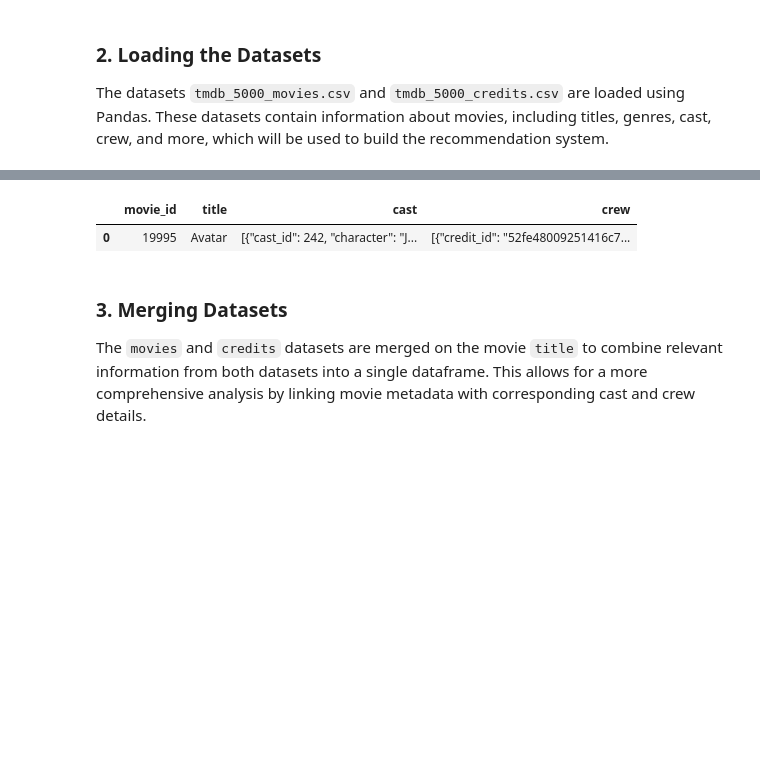
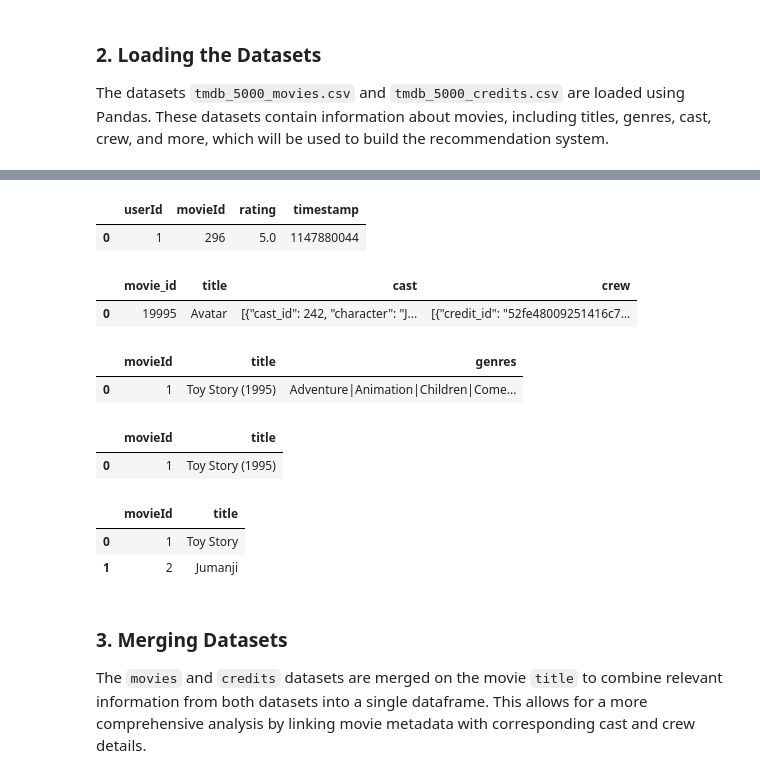
Before and after one commit to smabid2018/Netflix_movies_recomendation_System, a Jupyter notebook: Movies_Recomendation_System.ipynb, the cells around one changed output, grey strips where cells are left out. Cells and saved outputs as stored; diff of their text form; code cells hidden in the pictures; blank space fills up the shorter version.

```diff
--- a/Movies_Recomendation_System.ipynb
+++ b/Movies_Recomendation_System.ipynb
@@ -19,11 +21,34 @@ movies.head(1)
 # %% [output]
 |  | budget | genres | homepage | id | keywords | original_language | original_title | overview | ... |
 | 0 | 237000000 | [{"id": 28, "name": "Action"}, {"... | http://www.avatarmovie.com/ | 19995 | [{"id": 1463, "name": "culture cl... | en | Avatar | In the 22nd century, a paraplegic... | ... |
+# %%
+ratings.head(1)
+# %% [output]
+|  | userId | movieId | rating | timestamp |
+| 0 | 1 | 296 | 5.0 | 1147880044 |
 # %%
 credits.head(1)
 # %% [output]
 |  | movie_id | title | cast | crew |
 | 0 | 19995 | Avatar | [{"cast_id": 242, "character": "J... | [{"credit_id": "52fe48009251416c7... |
+# %%
+movies_list.head(1)
+# %% [output]
+|  | movieId | title | genres |
+| 0 | 1 | Toy Story (1995) | Adventure|Animation|Children|Come... |
+# %%
+movies_list = movies_list.drop('genres', axis=1)
+movies_list.head(1)
+# %% [output]
+|  | movieId | title |
+| 0 | 1 | Toy Story (1995) |
+# %%
+movies_list['title'] = movies_list['title'].str.replace(r'\(\d{4}\)', '', regex=True).str.strip()
+movies_list.head(2)
+# %% [output]
+|  | movieId | title |
+| 0 | 1 | Toy Story |
+| 1 | 2 | Jumanji |
 # %% [markdown]
 ### 3. Merging Datasets
 The `movies` and `credits` datasets are merged on the movie `title` to combine relevant information from both datasets into a single dataframe. This allows for a more comprehensive analysis by linking movie metadata with corresponding cast and crew details.
```
Also changed, not shown: parts of 16 cells of this notebook, 2 other files.
